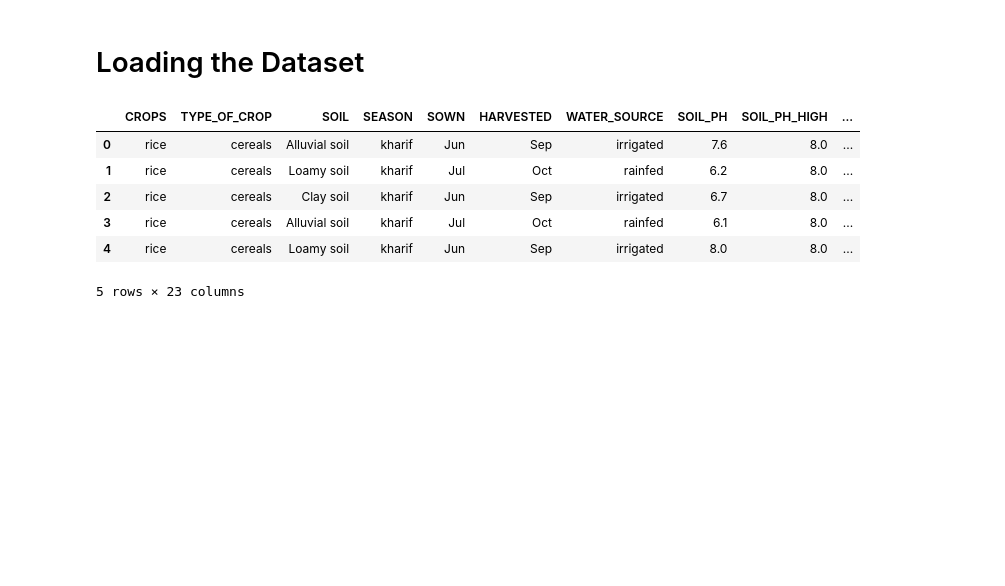
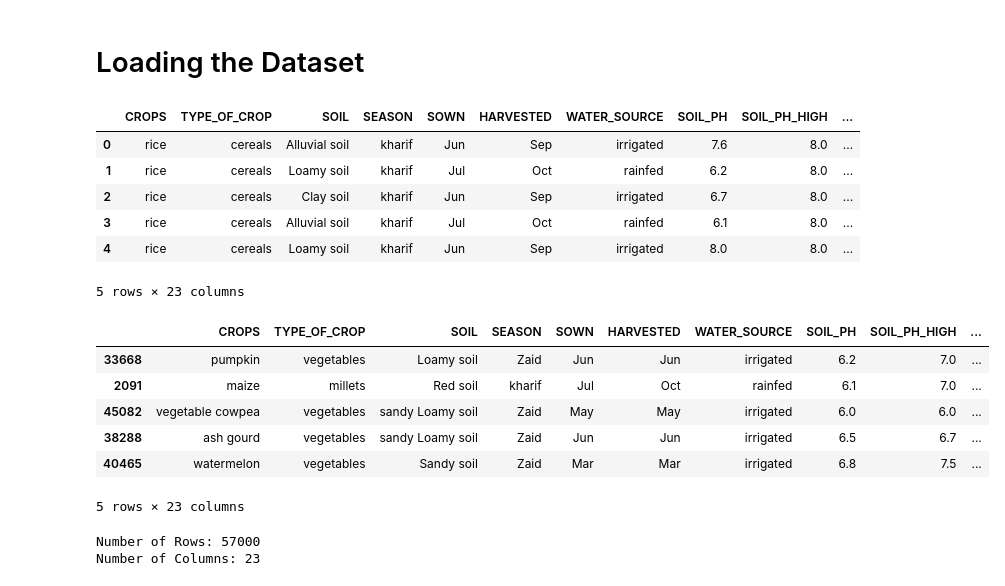
Before and after one commit to yash9939/Crop_Recomendation_System, a Jupyter notebook: Jupyter_Notebook/main.ipynb, the cells around one changed output. Drawn from its saved outputs; the diff is of its cells as text; code cells hidden in the pictures; blank space fills up the shorter version.

```diff
--- a/Jupyter_Notebook/main.ipynb
+++ b/Jupyter_Notebook/main.ipynb
@@ -19,0 +22,15 @@ df.head()
+# %%
+df.head()
+# %% [output]
+|  | CROPS | TYPE_OF_CROP | SOIL | SEASON | SOWN | HARVESTED | WATER_SOURCE | SOIL_PH | SOIL_PH_HIGH | ... |
+| 33668 | pumpkin | vegetables | Loamy soil | Zaid | Jun | Jun | irrigated | 6.2 | 7.0 | ... |
+| 2091 | maize | millets | Red soil | kharif | Jul | Oct | rainfed | 6.1 | 7.0 | ... |
+| 45082 | vegetable cowpea | vegetables | sandy Loamy soil | Zaid | May | May | irrigated | 6.0 | 6.0 | ... |
+| 38288 | ash gourd | vegetables | sandy Loamy soil | Zaid | Jun | Jun | irrigated | 6.5 | 6.7 | ... |
+| 40465 | watermelon | vegetables | Sandy soil | Zaid | Mar | Mar | irrigated | 6.8 | 7.5 | ... |
+5 rows × 23 columns
+# %%
+print(f"Number of Rows: {df.shape[0]}\nNumber of Columns: {df.shape[1]}")
+# %% [output]
+Number of Rows: 57000
+Number of Columns: 23
```
Also changed, not shown: parts of 10 cells of this notebook.
